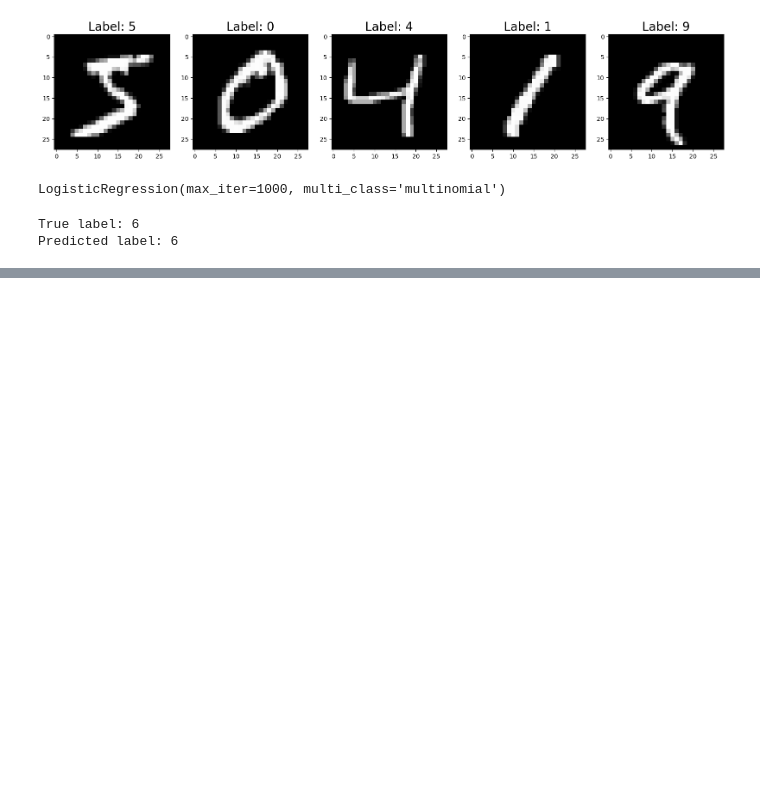
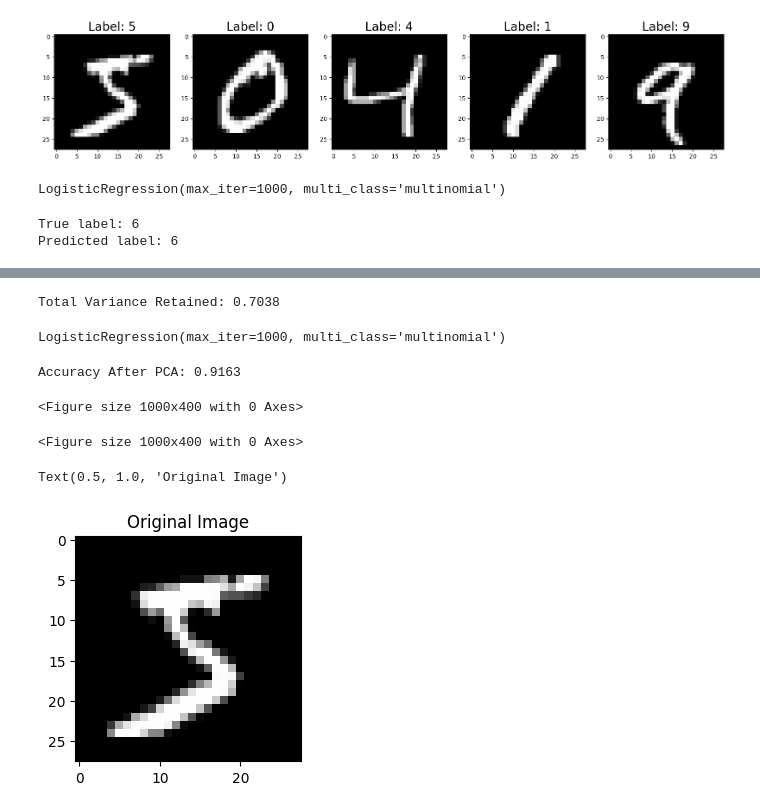
Before and after one commit to MANUPAL4321/imageML_project, a Jupyter notebook: image_processing.ipynb, the cells around one changed output, grey strips where cells are left out. Drawn from its saved outputs; the diff is of its cells as text; code cells hidden in the pictures; blank space fills up the shorter version.

```diff
--- a/image_processing.ipynb
+++ b/image_processing.ipynb
@@ -10,0 +12,15 @@ from sklearn.decomposition import IncrementalPCA
+# %%
+from google.colab import drive
+import pandas as pd
+
+# Mount Google Drive
+drive.mount('/content/drive')
+
+# Set the file path (update with your actual file location)
+file_path = "/content/drive/My Drive/mnist_784.csv"
+
+# Load CSV
+mnist_data = pd.read_csv(file_path)
+
+print("CSV Loaded Successfully!")
+print(mnist_data.head())
@@ -11,9 +45,6 @@ from sklearn.decomposition import IncrementalPCA
 # %%
 # Ignore warnings for cleaner output
 warnings.filterwarnings("ignore")
-# %%
-# Load the MNIST dataset (assuming the data is in CSV format)
-mnist_data = pd.read_csv('mnist_784.csv')
 # %%
 # Print the column names to check for the correct label column
 print(mnist_data.columns)
@@ -178,0 +111,3 @@ Accuracy After PCA: 0.9193333333333333
+# %%
+X = mnist_data.iloc[:, :-1].values  # Features (images)
+y = mnist_data.iloc[:, -1].values   # Labels (digits)
@@ -178,0 +126,4 @@ Accuracy After PCA: 0.9193333333333333
+# %%
+print(f"Total Variance Retained: {np.sum(pca.explained_variance_ratio_):.4f}")
+# %% [output]
+Total Variance Retained: 0.7038
@@ -178,0 +133,29 @@ Accuracy After PCA: 0.9193333333333333
+# %%
+# Train Logistic Regression (After PCA)
+logreg_pca = LogisticRegression(max_iter=1000, multi_class='multinomial')
+logreg_pca.fit(X_train, y_train)
+# %% [output]
+LogisticRegression(max_iter=1000, multi_class='multinomial')
+# %%
+# Evaluate Model Performance
+y_pred = logreg_pca.predict(X_test)
+accuracy_pca = accuracy_score(y_test, y_pred)
+print(f"Accuracy After PCA: {accuracy_pca:.4f}")
+# %% [output]
+Accuracy After PCA: 0.9163
+# %%
+# Visualize Original vs. PCA-Reconstructed Image
+index = 0  # Change to any sample index
+reconstructed = pca.inverse_transform(X_pca[index]).reshape(28, 28)
+
+plt.figure(figsize=(10, 4))
+# %% [output]
+<Figure size 1000x400 with 0 Axes>
+<Figure size 1000x400 with 0 Axes>
+# %%
+plt.subplot(1, 2, 1)
+plt.imshow(X[index].reshape(28, 28), cmap='gray')
+plt.title("Original Image")
+# %% [output]
+Text(0.5, 1.0, 'Original Image')
+[figure, added]
```
Also changed, not shown: parts of 43 cells of this notebook.
